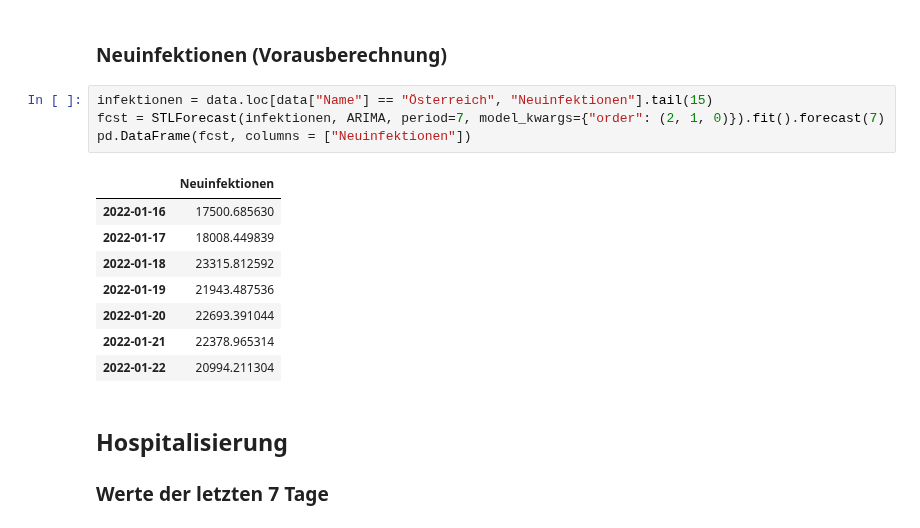
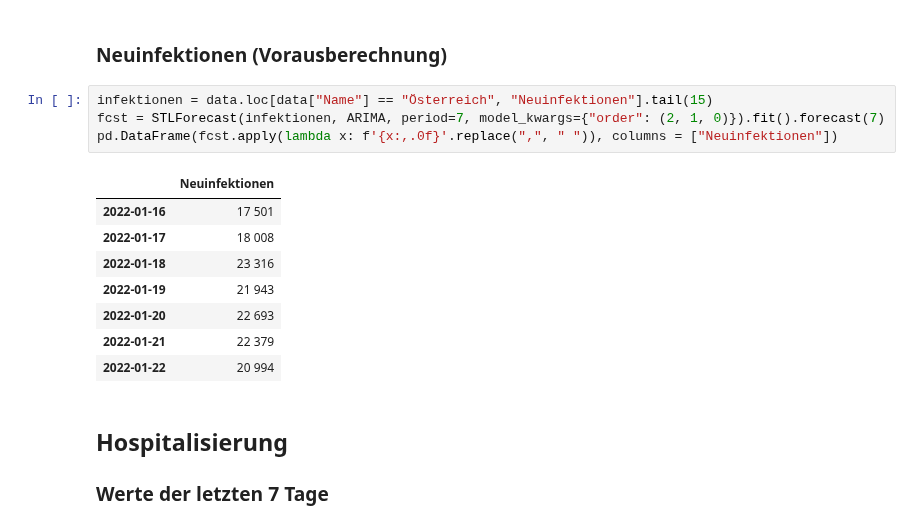
Before and after one commit to schletz/Pos5xhif, a Jupyter notebook: CovidAuswertung/covid_auswertung.ipynb, the cells around one changed output. Cells and saved outputs as stored; diff of their text form.

```diff
--- a/CovidAuswertung/covid_auswertung.ipynb
+++ b/CovidAuswertung/covid_auswertung.ipynb
@@ -113,16 +113,16 @@ plt.show()
 # %%
 infektionen = data.loc[data["Name"] == "Österreich", "Neuinfektionen"].tail(15)
 fcst = STLForecast(infektionen, ARIMA, period=7, model_kwargs={"order": (2, 1, 0)}).fit().forecast(7)
-pd.DataFrame(fcst, columns = ["Neuinfektionen"])
+pd.DataFrame(fcst.apply(lambda x: f'{x:,.0f}'.replace(",", " ")), columns = ["Neuinfektionen"])
 # %% [output]
 |  | Neuinfektionen |
-| 2022-01-16 | 17500.685630 |
-| 2022-01-17 | 18008.449839 |
-| 2022-01-18 | 23315.812592 |
-| 2022-01-19 | 21943.487536 |
-| 2022-01-20 | 22693.391044 |
-| 2022-01-21 | 22378.965314 |
-| 2022-01-22 | 20994.211304 |
+| 2022-01-16 | 17 501 |
+| 2022-01-17 | 18 008 |
+| 2022-01-18 | 23 316 |
+| 2022-01-19 | 21 943 |
+| 2022-01-20 | 22 693 |
+| 2022-01-21 | 22 379 |
+| 2022-01-22 | 20 994 |
 # %% [markdown]
 ## Hospitalisierung
 ### Werte der letzten 7 Tage
```
Also changed, not shown: 2 other files.
